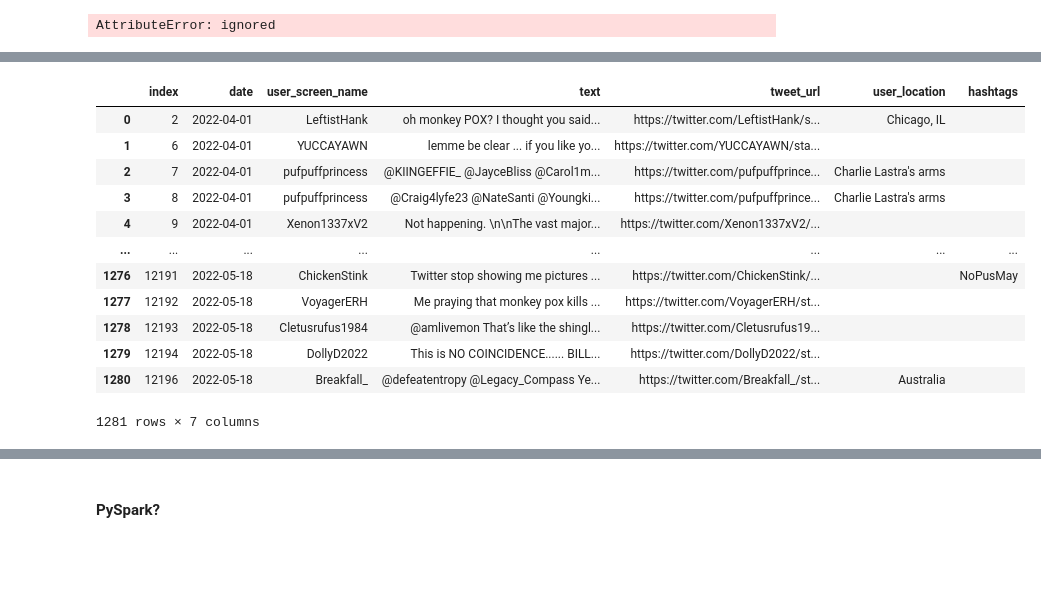
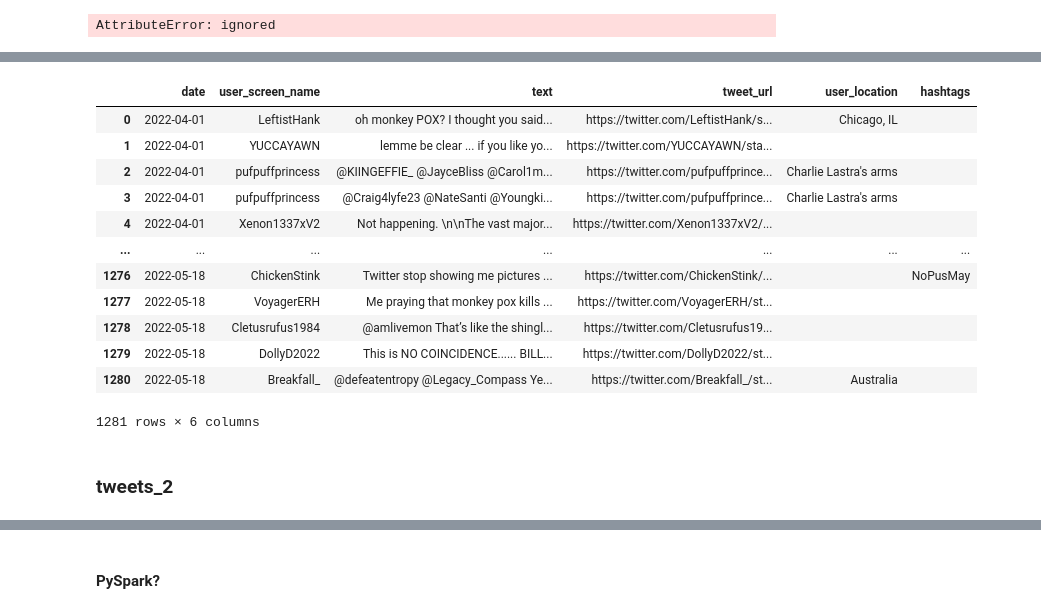
Before and after one commit to slp22/data-engineering-project, a Jupyter notebook: engineering_monkeypox_pipeline.ipynb, the cells around one changed output, grey strips where cells are left out. Saved outputs shown, nothing was run; the diff lists cells and outputs as text; code cells hidden in the pictures; blank space fills up the shorter version.

Commit message:
add tweets_2

```diff
--- a/engineering_monkeypox_pipeline.ipynb
+++ b/engineering_monkeypox_pipeline.ipynb
@@ -95,24 +95,24 @@ from pyspark.sql.types import StructType,StructField, StringType, IntegerType
 # %%
 # worksheets = ['TweetIDs_Part1', 'TweetIDs_Part2', 'TweetIDs_Part3', 'TweetIDs_Part4', 'TweetIDs_Part5', 'TweetIDs_Part6']
 
-worksheet_1 = gc.open('TweetIDs_Part1').sheet1
-# worksheet_2 = gc.open('TweetIDs_Part2').sheet1
+# worksheet_1 = gc.open('TweetIDs_Part1').sheet1
+worksheet_2 = gc.open('TweetIDs_Part2').sheet1
 # worksheet_3 = gc.open('TweetIDs_Part3').sheet1
 # worksheet_4 = gc.open('TweetIDs_Part4').sheet1
 # worksheet_5 = gc.open('TweetIDs_Part5').sheet1
 # worksheet_6 = gc.open('TweetIDs_Part6').sheet1
 
 # get_all_values gives a list of rows
-rows_1 = worksheet_1.get_all_values()
-# rows_2 = worksheet_2.get_all_values()
+# rows_1 = worksheet_1.get_all_values()
+rows_2 = worksheet_2.get_all_values()
 # rows_3 = worksheet_3.get_all_values()
 # rows_4 = worksheet_4.get_all_values()
 # rows_5 = worksheet_5.get_all_values()
 # rows_6 = worksheet_6.get_all_values()
 
 # Convert to a DataFrame and render
-tweets_1 = pd.DataFrame.from_records(rows_1)
-# tweets_2 = pd.DataFrame.from_records(rows_2)
+# tweets_1 = pd.DataFrame.from_records(rows_1)
+tweets_2 = pd.DataFrame.from_records(rows_2)
 # tweets_3 = pd.DataFrame.from_records(rows_3)
 # tweets_4 = pd.DataFrame.from_records(rows_4)
 # tweets_5 = pd.DataFrame.from_records(rows_5)
@@ -356,18 +253,20 @@ memory usage: 70.1+ KB
 # %%
-tweets_1.reset_index()
+tweets_1.reset_index(drop=True)
 # %% [output]
-|  | index | date | user_screen_name | text | tweet_url | user_location | hashtags |
-| 0 | 2 | 2022-04-01 | LeftistHank | oh monkey POX? I thought you said... | https://twitter.com/LeftistHank/s... | Chicago, IL |  |
-| 1 | 6 | 2022-04-01 | YUCCAYAWN | lemme be clear ... if you like yo... | https://twitter.com/YUCCAYAWN/sta... |  |  |
-| 2 | 7 | 2022-04-01 | pufpuffprincess | @KIINGEFFIE_ @JayceBliss @Carol1m... | https://twitter.com/pufpuffprince... | Charlie Lastra's arms |  |
-| 3 | 8 | 2022-04-01 | pufpuffprincess | @Craig4lyfe23 @NateSanti @Youngki... | https://twitter.com/pufpuffprince... | Charlie Lastra's arms |  |
-| 4 | 9 | 2022-04-01 | Xenon1337xV2 | Not happening. \n\nThe vast major... | https://twitter.com/Xenon1337xV2/... |  |  |
-| ... | ... | ... | ... | ... | ... | ... | ... |
-| 1276 | 12191 | 2022-05-18 | ChickenStink | Twitter stop showing me pictures ... | https://twitter.com/ChickenStink/... |  | NoPusMay |
-| 1277 | 12192 | 2022-05-18 | VoyagerERH | Me praying that monkey pox kills ... | https://twitter.com/VoyagerERH/st... |  |  |
-| 1278 | 12193 | 2022-05-18 | Cletusrufus1984 | @amlivemon That’s like the shingl... | https://twitter.com/Cletusrufus19... |  |  |
-| 1279 | 12194 | 2022-05-18 | DollyD2022 | This is NO COINCIDENCE...... BILL... | https://twitter.com/DollyD2022/st... |  |  |
-| 1280 | 12196 | 2022-05-18 | Breakfall_ | @defeatentropy @Legacy_Compass Ye... | https://twitter.com/Breakfall_/st... | Australia |  |
+|  | date | user_screen_name | text | tweet_url | user_location | hashtags |
+| 0 | 2022-04-01 | LeftistHank | oh monkey POX? I thought you said... | https://twitter.com/LeftistHank/s... | Chicago, IL |  |
+| 1 | 2022-04-01 | YUCCAYAWN | lemme be clear ... if you like yo... | https://twitter.com/YUCCAYAWN/sta... |  |  |
+| 2 | 2022-04-01 | pufpuffprincess | @KIINGEFFIE_ @JayceBliss @Carol1m... | https://twitter.com/pufpuffprince... | Charlie Lastra's arms |  |
+| 3 | 2022-04-01 | pufpuffprincess | @Craig4lyfe23 @NateSanti @Youngki... | https://twitter.com/pufpuffprince... | Charlie Lastra's arms |  |
+| 4 | 2022-04-01 | Xenon1337xV2 | Not happening. \n\nThe vast major... | https://twitter.com/Xenon1337xV2/... |  |  |
+| ... | ... | ... | ... | ... | ... | ... |
+| 1276 | 2022-05-18 | ChickenStink | Twitter stop showing me pictures ... | https://twitter.com/ChickenStink/... |  | NoPusMay |
+| 1277 | 2022-05-18 | VoyagerERH | Me praying that monkey pox kills ... | https://twitter.com/VoyagerERH/st... |  |  |
+| 1278 | 2022-05-18 | Cletusrufus1984 | @amlivemon That’s like the shingl... | https://twitter.com/Cletusrufus19... |  |  |
+| 1279 | 2022-05-18 | DollyD2022 | This is NO COINCIDENCE...... BILL... | https://twitter.com/DollyD2022/st... |  |  |
+| 1280 | 2022-05-18 | Breakfall_ | @defeatentropy @Legacy_Compass Ye... | https://twitter.com/Breakfall_/st... | Australia |  |
-1281 rows × 7 columns
+1281 rows × 6 columns
 # %%
 tweets_1.to_csv('/content/drive/MyDrive/tweets_1_clean.csv')
+# %% [markdown]
+### tweets_2
```
Also changed, not shown: parts of 23 cells of this notebook.
